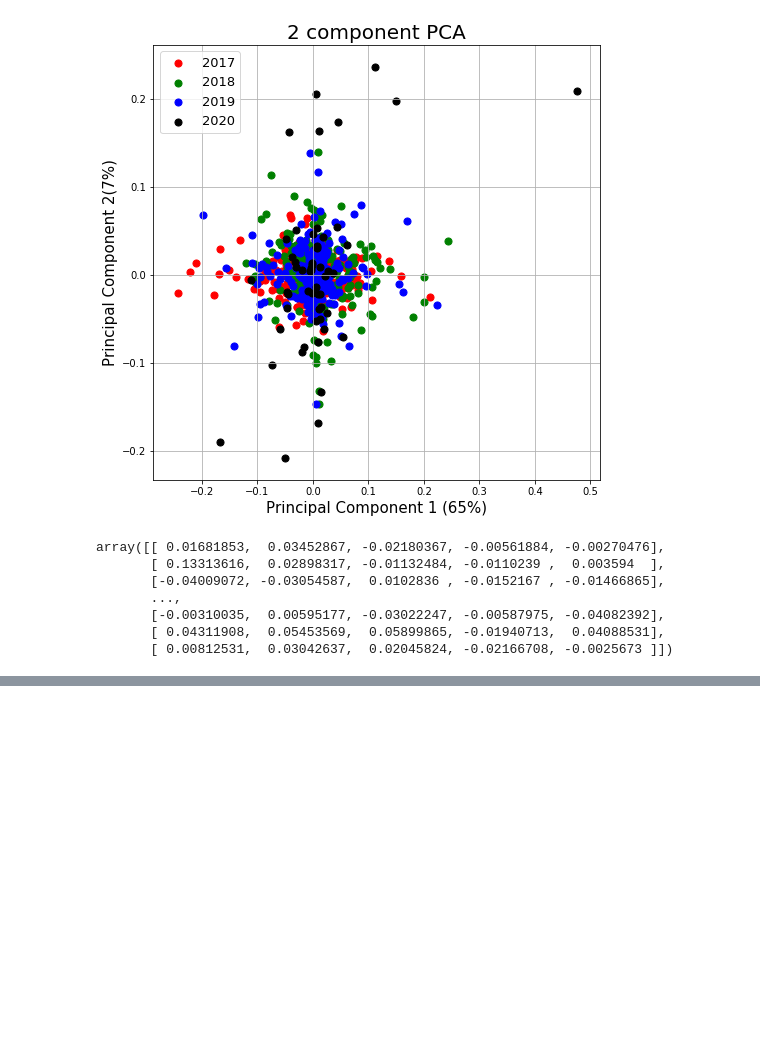
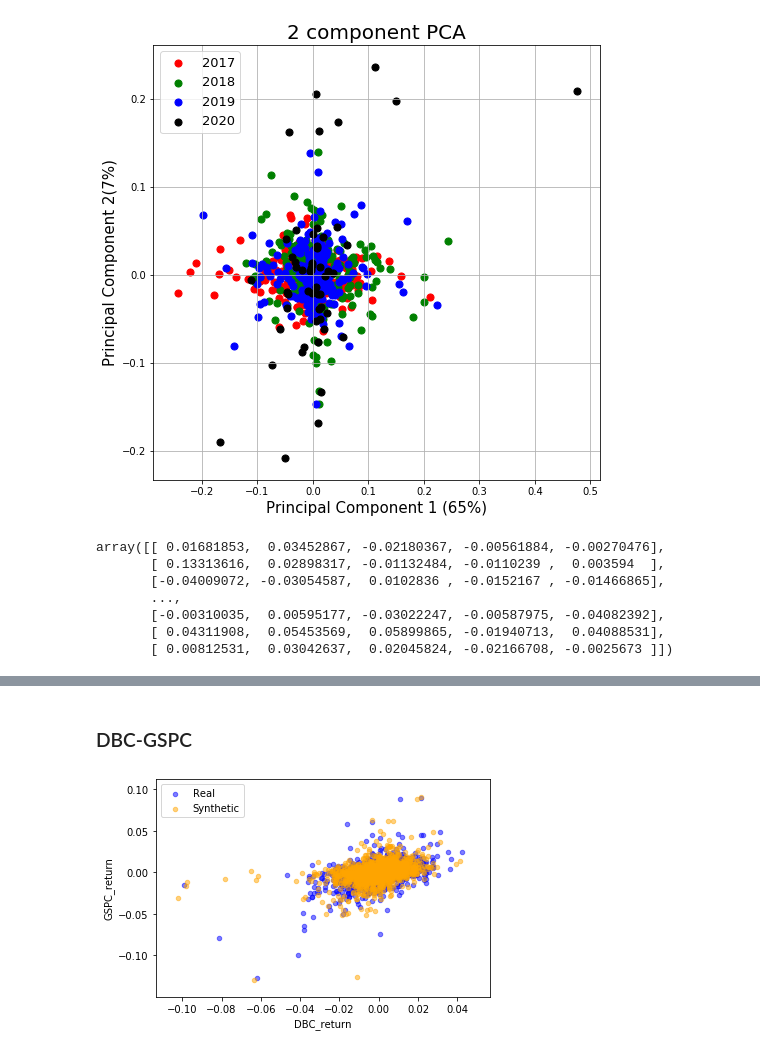
Before and after one commit to AnnaMariaAngelova/QRM2020, a Jupyter notebook: QRM_Assignment2.ipynb, the cells around one changed output, grey strips where cells are left out. Saved outputs shown, nothing was run; the diff lists cells and outputs as text; code cells hidden in the pictures; blank space fills up the shorter version.

```diff
--- a/QRM_Assignment2.ipynb
+++ b/QRM_Assignment2.ipynb
@@ -819,0 +923,15 @@ array([[ 0.01681853,  0.03452867, -0.02180367, -0.00561884, -0.00270476],
+# %% [markdown]
+### DBC-GSPC
+# %%
+dbc_gspc = dbc_gspc.iloc[1:]
+# Fit a gaussian copula to the data
+copula = GaussianMultivariate()
+copula.fit(dbc_gspc)
+
+# Sample synthetic data
+synthetic_data = copula.sample(len(dbc_gspc))
+
+# Plot the real and the synthetic data to compare
+compare_2d(dbc_gspc, synthetic_data)
+# %% [output]
+[figure, added]
```
Also changed, not shown: parts of 50 cells of this notebook, 2 other files.
